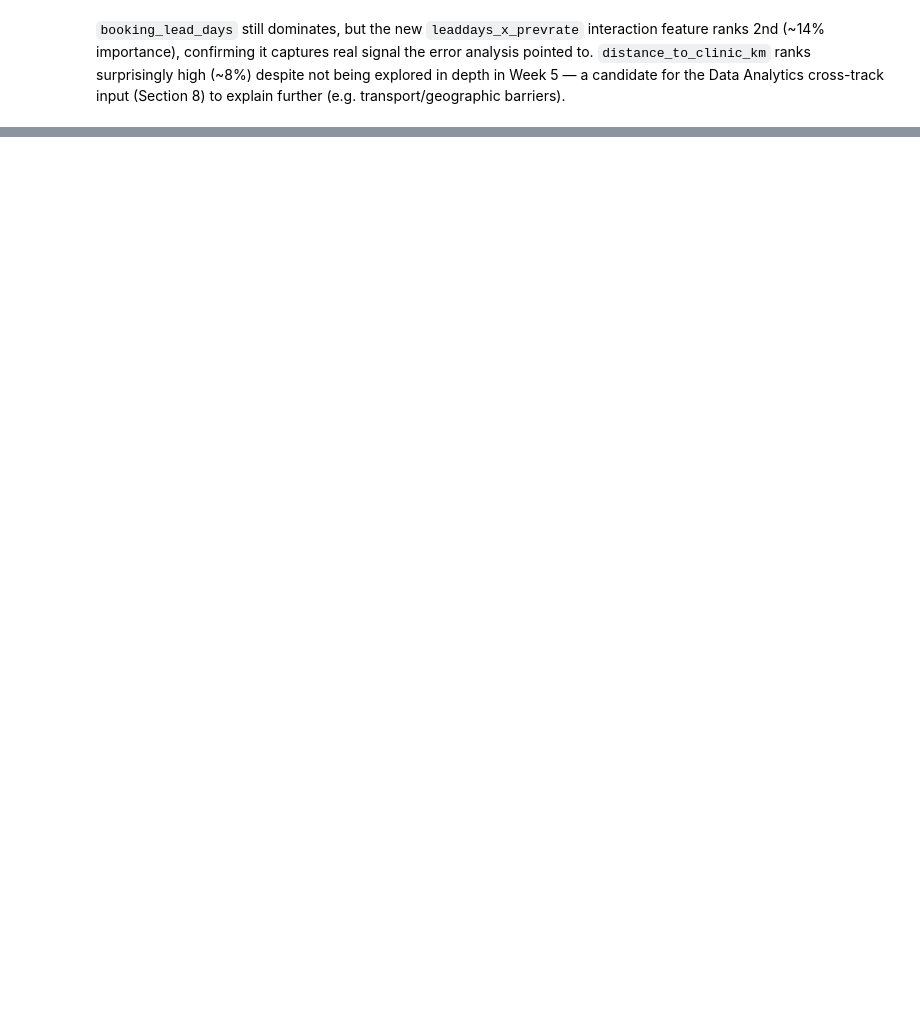
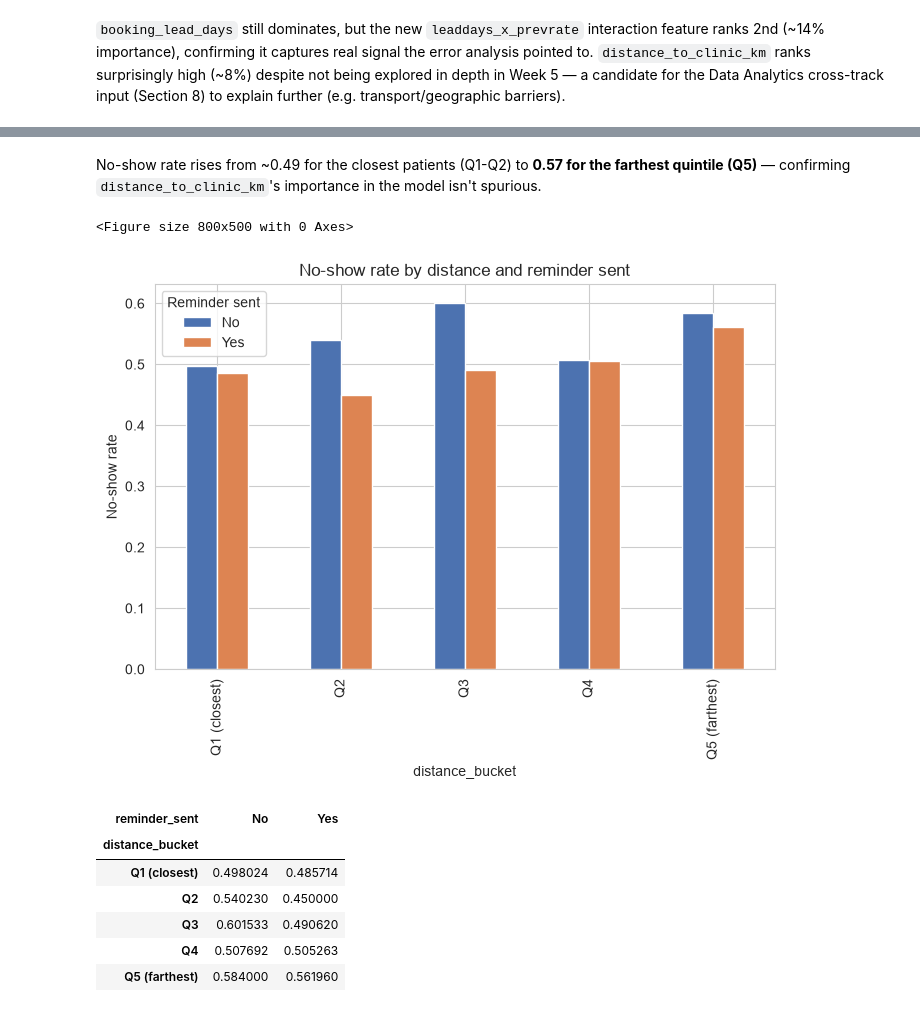
Before and after one commit to cdjarabe07/AnalystLab_Internship_In_Data_Science, a Jupyter notebook: Week 6 Assignment/notebooks/week6_model_improvement_validation.ipynb, the cells around one changed output, grey strips where cells are left out. Cells and saved outputs as stored; diff of their text form; code cells hidden in the pictures; blank space fills up the shorter version.

```diff
--- a/Week 6 Assignment/notebooks/week6_model_improvement_validation.ipynb
+++ b/Week 6 Assignment/notebooks/week6_model_improvement_validation.ipynb
@@ -265,0 +278,24 @@ Cross-Track Integration
+# %% [markdown]
+No-show rate rises from ~0.49 for the closest patients (Q1-Q2) to **0.57 for the farthest quintile (Q5)** — confirming `distance_to_clinic_km`'s importance in the model isn't spurious.
+# %%
+reminder_by_distance = df.groupby(["distance_bucket", "reminder_sent"], observed=True)["no_show"].mean().unstack()
+
+plt.figure()
+reminder_by_distance.plot(kind="bar", color=COLORS)
+plt.ylabel("No-show rate")
+plt.title("No-show rate by distance and reminder sent")
+plt.legend(title="Reminder sent")
+plt.savefig("../visuals/w6_06_reminder_effect_by_distance.png", bbox_inches="tight")
+plt.show()
+
+reminder_by_distance
+# %% [output]
+<Figure size 800x500 with 0 Axes>
+[figure, added]
+| reminder_sent | No | Yes |
+| distance_bucket |  |  |
+| Q1 (closest) | 0.498024 | 0.485714 |
+| Q2 | 0.540230 | 0.450000 |
+| Q3 | 0.601533 | 0.490620 |
+| Q4 | 0.507692 | 0.505263 |
+| Q5 (farthest) | 0.584000 | 0.561960 |
```
Also changed, not shown: parts of 14 cells of this notebook, 10 other files.
